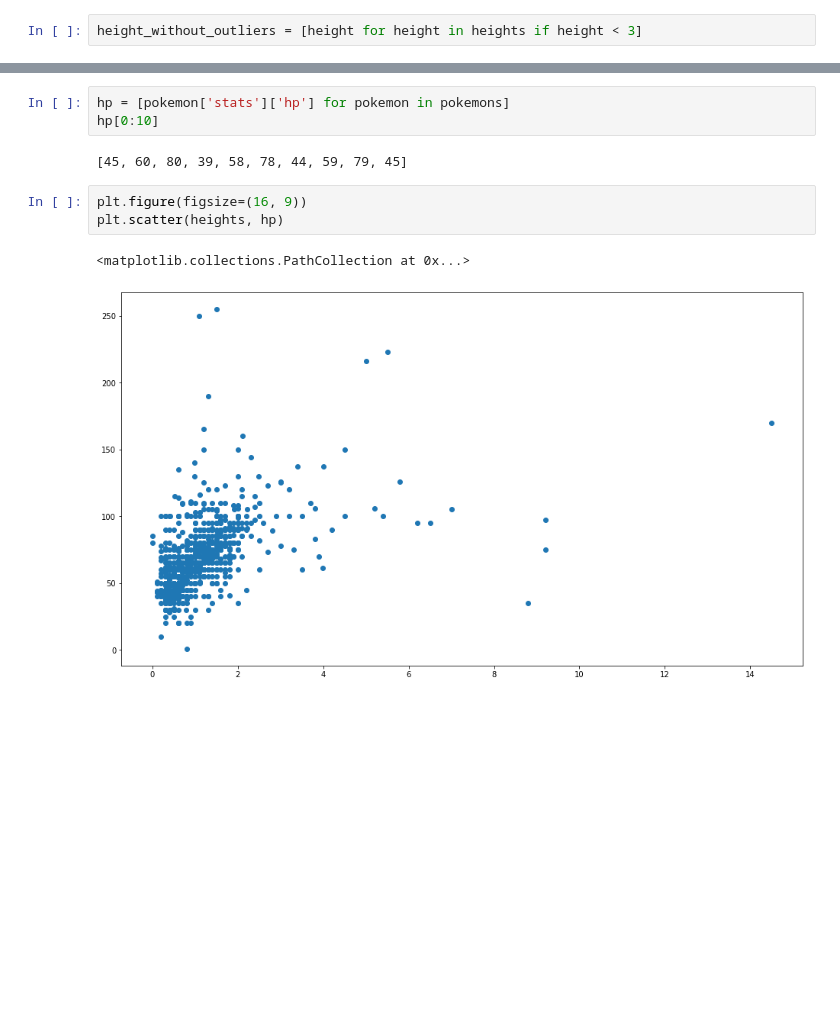
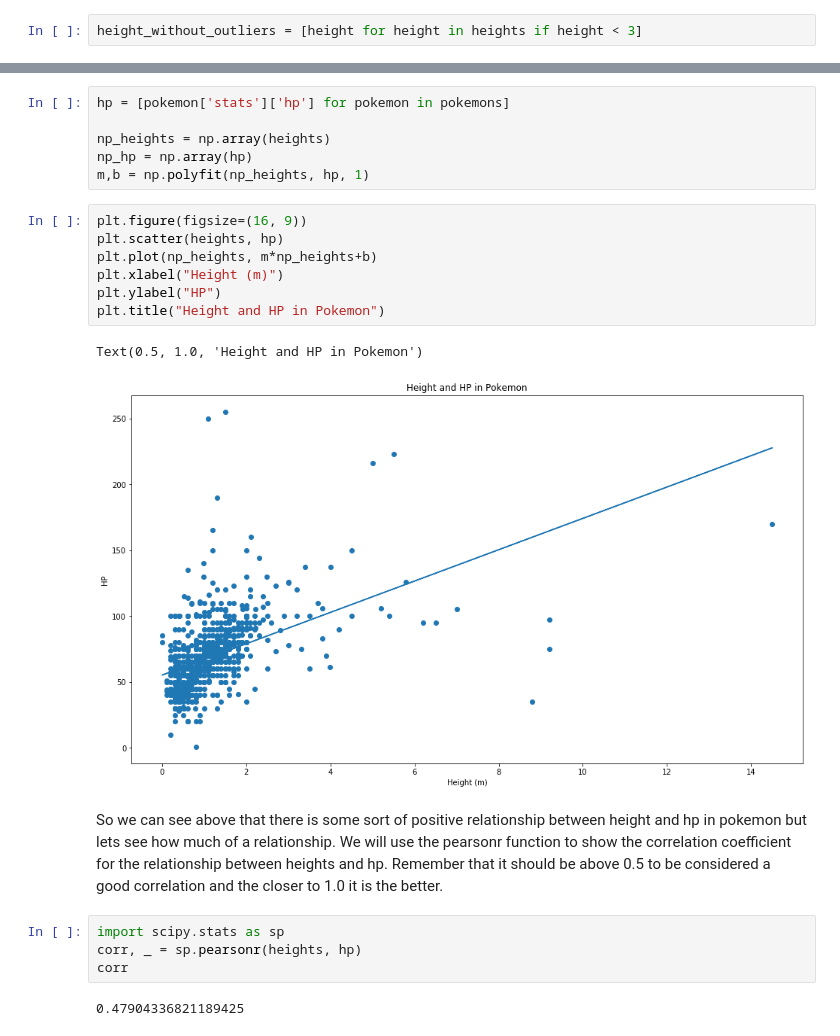
Before and after one commit to RyanMcCall/pokemon_ds, a Jupyter notebook: pokemon_analysis.ipynb, the cells around one changed output, grey strips where cells are left out. Drawn from its saved outputs; the diff is of its cells as text; blank space fills up the shorter version.

Commit message:
Add line of best fit and correlation coefficient

```diff
--- a/pokemon_analysis.ipynb
+++ b/pokemon_analysis.ipynb
@@ -125,11 +125,24 @@ Lets see if height plays a role in how healthy a pokemon is.
 # %%
 hp = [pokemon['stats']['hp'] for pokemon in pokemons]
-hp[0:10]
+
+np_heights = np.array(heights)
+np_hp = np.array(hp)
+m,b = np.polyfit(np_heights, hp, 1)
-# %% [output]
-[45, 60, 80, 39, 58, 78, 44, 59, 79, 45]
 # %%
 plt.figure(figsize=(16, 9))
 plt.scatter(heights, hp)
+plt.plot(np_heights, m*np_heights+b)
+plt.xlabel("Height (m)")
+plt.ylabel("HP")
+plt.title("Height and HP in Pokemon")
 # %% [output]
-<matplotlib.collections.PathCollection at 0x...>
+Text(0.5, 1.0, 'Height and HP in Pokemon')
-[figure, old version]
+[figure, new version]
+# %% [markdown]
+So we can see above that there is some sort of positive relationship between height and hp in pokemon but lets see how much of a relationship. We will use the pearsonr function to show the correlation coefficient for the relationship between heights and hp. Remember that it should be above 0.5 to be considered a good correlation and the closer to 1.0 it is the better.
+# %%
+import scipy.stats as sp
+corr, _ = sp.pearsonr(heights, hp)
+corr
+# %% [output]
+0.47904336821189425
```
Also changed, not shown: parts of 6 cells of this notebook.
